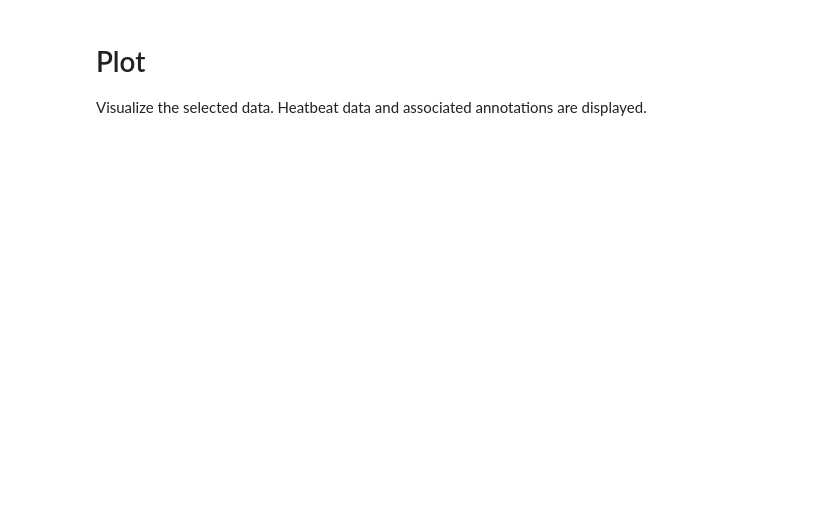
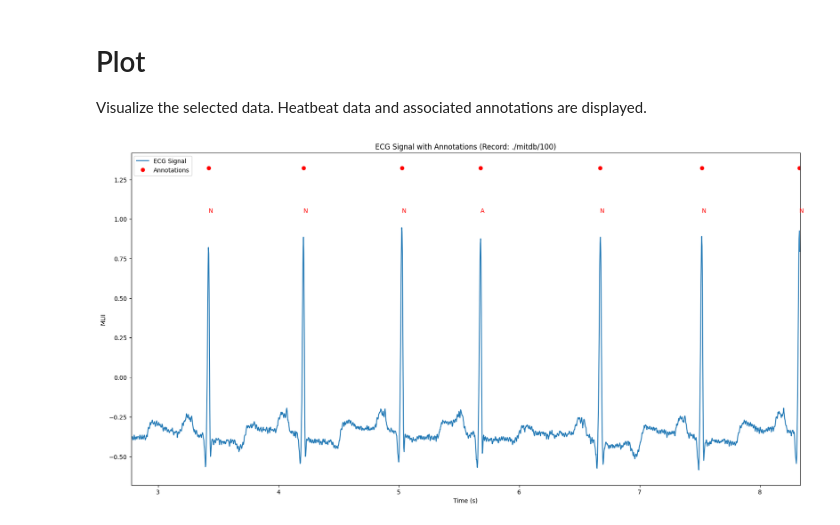
Before and after one commit to Praveen-M54/ECG-ML-Classification, a Jupyter notebook: 01_view_mitdb_data.ipynb, the cells around one changed output. Drawn from its saved outputs; the diff is of its cells as text; code cells hidden in the pictures; blank space fills up the shorter version.

```diff
--- a/01_view_mitdb_data.ipynb
+++ b/01_view_mitdb_data.ipynb
@@ -50,34 +66,46 @@ print('Annotations:', len(annotation.num))
 # Plot
 Visualize the selected data. Heatbeat data and associated annotations are displayed.
 # %%
+# Define constants for the desired sample range and channel
+SAMPLE_START = 1000  # Adjust as needed
+SAMPLE_SIZE = 2000   # Number of samples to analyze
+CHANNEL = 0          # Channel index (0 for the first channel)
+
+# Read the record and annotations
 record = wf.rdsamp(datfile)
 annotation = wf.rdann(datfile, 'atr')
 
-# Get data and annotations for the samples selected below.
+# Extract data for the specified range and channel
 sample_end = SAMPLE_START + SAMPLE_SIZE
 channel = record[0][SAMPLE_START:sample_end, CHANNEL]
 
-# Plot the heart beats. Time scale is number of readings
-# divided by sampling frequency.
-times = (np.arange(SAMPLE_SIZE, dtype = 'float') + SAMPLE_START) / record[1].get('fs')
-plt.figure(figsize=(20,10))
-plt.plot(times, channel)
+# Time scale for plotting (in seconds)
+times = (np.arange(SAMPLE_SIZE, dtype='float') + SAMPLE_START) / record[1].get('fs')
 
-# Extract annotations.
+# Plot the ECG signal
+plt.figure(figsize=(20, 10))
+plt.plot(times, channel, label="ECG Signal")
+
+# Extract and plot annotations within the selected range
 where = np.logical_and(annotation.sample >= SAMPLE_START, annotation.sample < sample_end)
 annots = annotation.sample[where] - SAMPLE_START
 annotypes = np.array(annotation.symbol)
 annotypes = annotypes[where]
 
-# Plot the Annotations.
+# Annotation times
 annotimes = times[annots]
-plt.plot(annotimes, np.ones_like(annotimes) * channel.max() * 1.4, 'ro')
+plt.plot(annotimes, np.ones_like(annotimes) * channel.max() * 1.4, 'ro', label="Annotations")
 
-# Annotation codes.
+# Label the annotations
 for idx, annot in enumerate(annots):
-    plt.annotate(annotypes[idx], xy = (times[annot], channel.max() * 1.1))
+    plt.annotate(annotypes[idx], xy=(times[annot], channel.max() * 1.1), color='red')
 
-plt.xlim([SAMPLE_START / record[1].get('fs'), (sample_end / record[1].get('fs')) + 1])
-plt.xlabel('Offset')
+# Set plot limits and labels
+plt.xlim([SAMPLE_START / record[1].get('fs'), sample_end / record[1].get('fs')])
+plt.xlabel('Time (s)')
 plt.ylabel(record[1].get('sig_name')[CHANNEL])
+plt.title(f"ECG Signal with Annotations (Record: {datfile})")
+plt.legend()
 plt.show()
+# %% [output]
+[figure, added]
```
Also changed, not shown: parts of 2 cells of this notebook, 4 other files.
